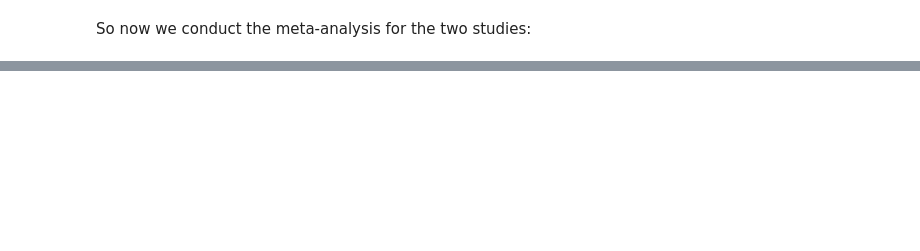
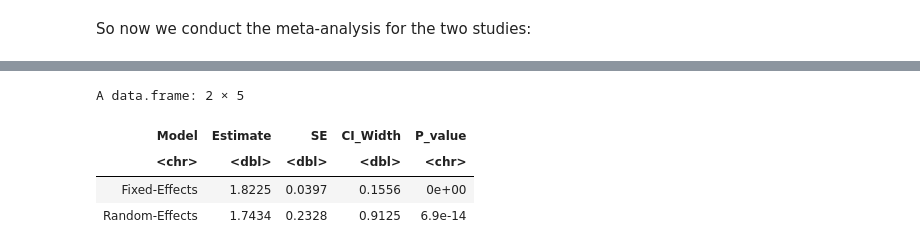
Before and after one commit to StatFunGen/statgen-primer, a Jupyter notebook: meta_analysis_random_effect.ipynb, the cells around one changed output, grey strips where cells are left out. Drawn from its saved outputs; the diff is of its cells as text; code cells hidden in the pictures; blank space fills up the shorter version.

```diff
--- a/meta_analysis_random_effect.ipynb
+++ b/meta_analysis_random_effect.ipynb
@@ -240,0 +211,15 @@ A data.frame: 2 x 6
+# %%
+# Also perform fixed-effects meta-analysis for comparison
+beta_fixed <- sum(studies$Observed_Beta * w) / sum(w)
+se_fixed <- sqrt(1 / sum(w))
+z_fixed <- beta_fixed / se_fixed
+p_fixed <- 2 * pnorm(-abs(z_fixed))
+
+cat("\nFixed-Effects Meta-Analysis Results:\n")
+results_fixed <- data.frame(
+  Estimate = round(beta_fixed, 4),
+  SE = round(se_fixed, 4),
+  Z_score = round(z_fixed, 4),
+  P_value = format(p_fixed, scientific = TRUE, digits = 3)
+)
+results_fixed
@@ -240,0 +232,17 @@ A data.frame: 2 x 6
+# %%
+# Compare the two approaches
+comparison <- data.frame(
+  Model = c("Fixed-Effects", "Random-Effects"),
+  Estimate = c(round(beta_fixed, 4), round(beta_random, 4)),
+  SE = c(round(se_fixed, 4), round(se_random, 4)),
+  CI_Width = c(round(1.96 * se_fixed * 2, 4), round(1.96 * se_random * 2, 4)),
+  P_value = c(format(p_fixed, scientific = TRUE, digits = 3),
+              format(p_random, scientific = TRUE, digits = 3))
+)
+comparison
+# %% [output]
+A data.frame: 2 × 5
+| Model | Estimate | SE | CI_Width | P_value |
+| <chr> | <dbl> | <dbl> | <dbl> | <chr> |
+| Fixed-Effects | 1.8225 | 0.0397 | 0.1556 | 0e+00 |
+| Random-Effects | 1.7434 | 0.2328 | 0.9125 | 6.9e-14 |
```
Also changed, not shown: parts of 12 cells of this notebook, 44 other files.
